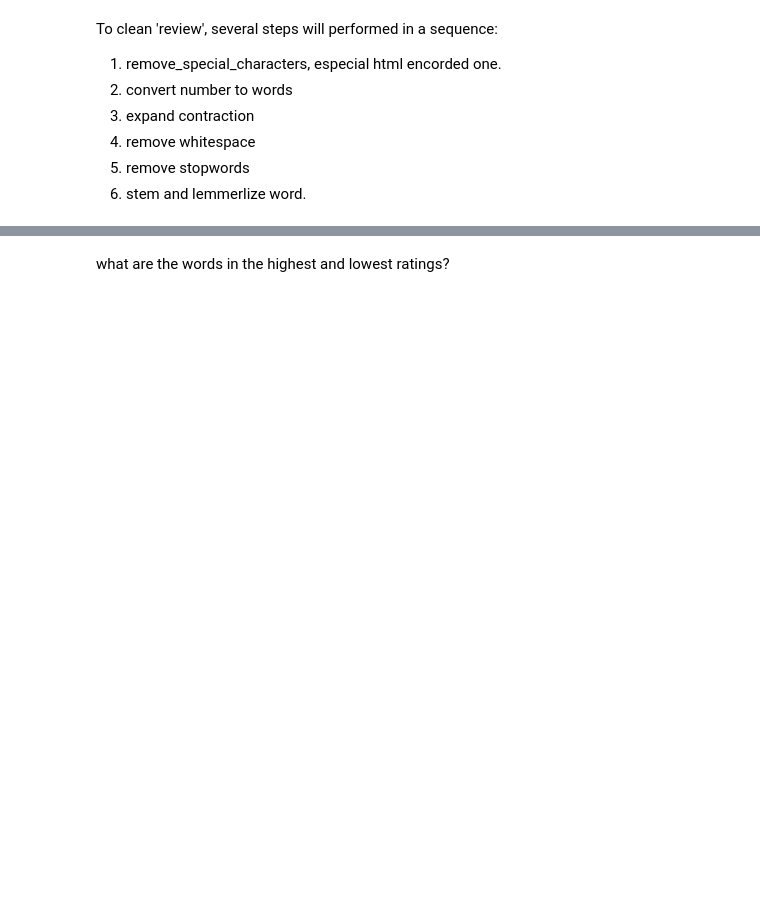
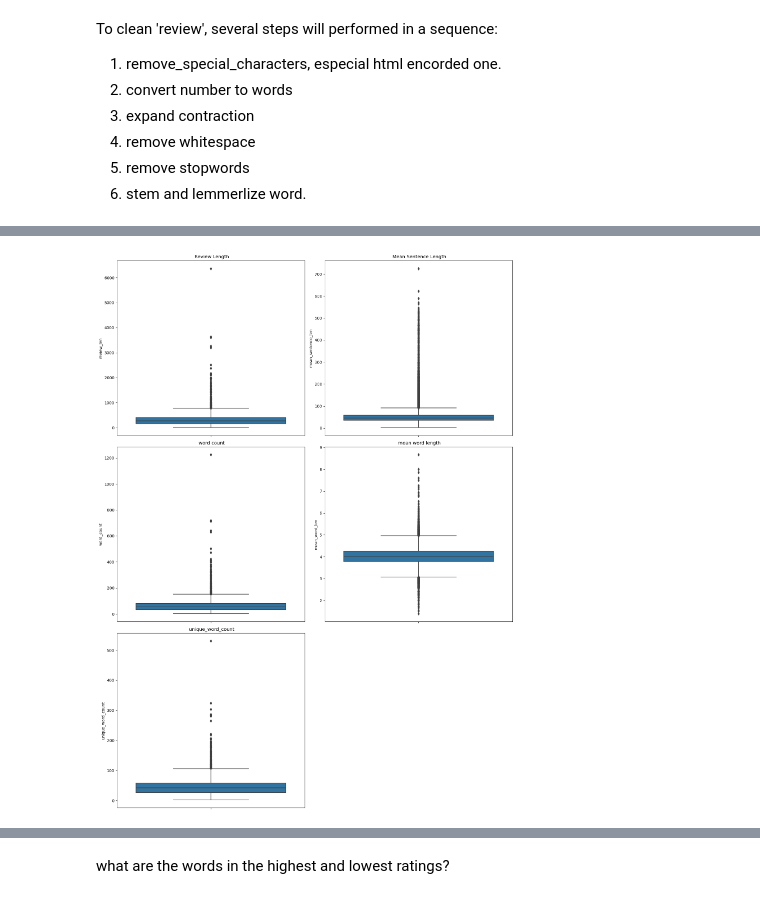
Before and after one commit to Gardenialover/Capstone_Three_Project, a Jupyter notebook: notebooks/data wranging and EDA .ipynb, the cells around one changed output, grey strips where cells are left out. Saved outputs shown, nothing was run; the diff lists cells and outputs as text; code cells hidden in the pictures; blank space fills up the shorter version.

```diff
--- a/notebooks/data wranging and EDA .ipynb
+++ b/notebooks/data wranging and EDA .ipynb
@@ -616,0 +628,27 @@ df.head()
+# %%
+# visualize the results
+
+fig, axes = plt.subplots(nrows =3, ncols =2, figsize=(15,20))
+
+sns.boxplot(data = df, y= 'review_len', ax = axes[0,0])
+axes[0,0].set_title(" Review Length")
+
+sns.boxplot(data = df, y= 'mean_sentence_len', ax = axes[0,1])
+axes[0,1].set_title(" Mean Sentence Length")
+
+sns.boxplot(data = df, y= 'word_count', ax = axes[1,0])
+axes[1,0].set_title(" word count")
+
+sns.boxplot(data = df, y= 'mean_word_len', ax = axes[1,1])
+axes[1,1].set_title(" mean word length")
+
+sns.boxplot(data = df, y= 'unique_word_count', ax = axes[2,0])
+axes[2,0].set_title(" unique_word_count")
+
+# Remove empty subplot in the last row and column
+fig.delaxes(axes[2, 1])
+# adjust layout
+fig.tight_layout()
+plt.show()
+# %% [output]
+[figure, added]
```
Also changed, not shown: parts of 13 cells of this notebook.
